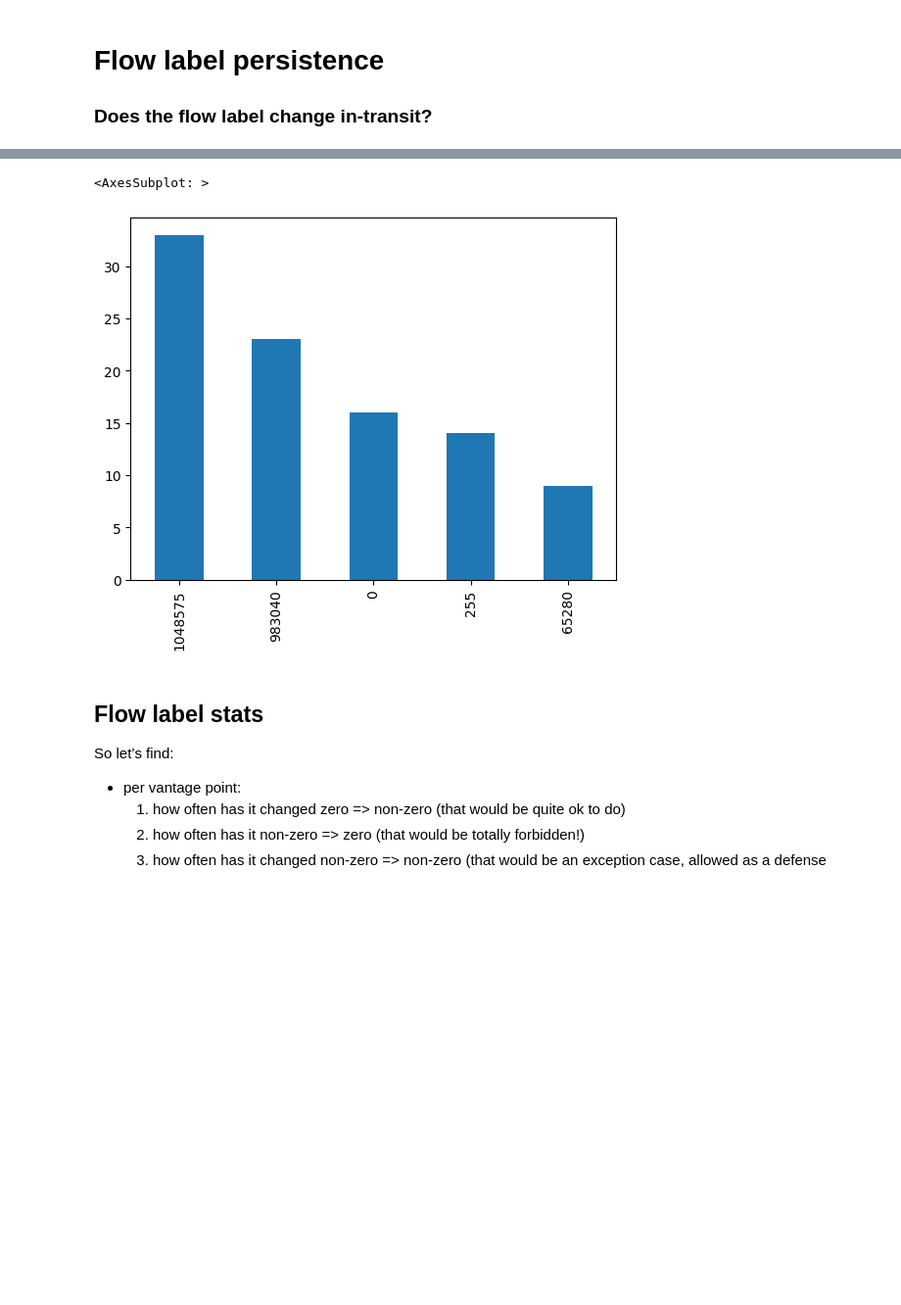
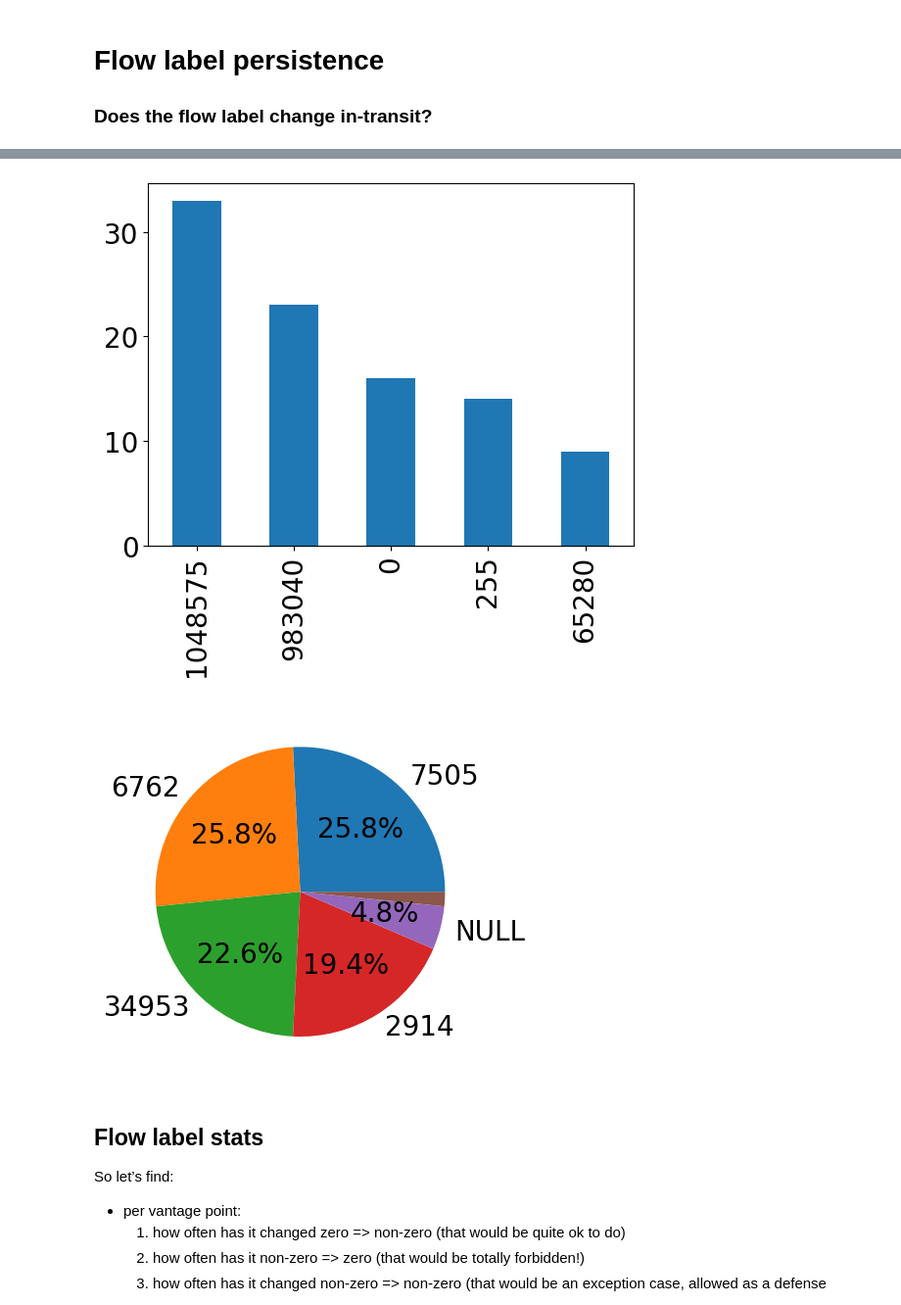
Before and after one commit to meeps44/scripts, a Jupyter notebook: stats/jupyter-notebooks/nyc1.ipynb, the cells around one changed output, grey strips where cells are left out. Shown at 98% size. Saved outputs shown, nothing was run; the diff lists cells and outputs as text; code cells hidden in the pictures; blank space fills up the shorter version.

Commit message:
Added more flow label analysis blocks

```diff
--- a/stats/jupyter-notebooks/nyc1.ipynb
+++ b/stats/jupyter-notebooks/nyc1.ipynb
@@ -123,13 +123,12 @@ def get_flow_label_change_router_ips(df: pd.DataFrame):
         hop_ip_addresses: list = df["HOP_IP_ADDRESSES"].iloc[row_idx].split(" ")
         hop_numbers: list = df["HOP_NUMBERS"].iloc[row_idx].split(" ")
         hop_asns: list = df["HOP_ASNS"].iloc[row_idx].split(" ")
-        if src_fl == 0:
-            for idx, val in enumerate(returned_flow_labels):
-                if src_fl != val:
-                    if idx > 0:
-                        if (int(hop_numbers[idx]) - 1) == int(hop_numbers[idx-1]):
-                            fl_change_hops.append(hop_ip_addresses[idx-1])
-                            fl_change_router_asns.append(hop_asns[idx-1])
+        for idx, val in enumerate(returned_flow_labels):
+            if src_fl != val:
+                if idx > 0:
+                    if (int(hop_numbers[idx]) - 1) == int(hop_numbers[idx-1]):
+                        fl_change_hops.append(hop_ip_addresses[idx-1])
+                        fl_change_router_asns.append(hop_asns[idx-1])
     # If fl_change_hops is empty:
     if not fl_change_hops:
         return None
@@ -143,6 +142,8 @@ df_changed_flow_labels = pd.Series(changed_flow_labels)
 changed_flow_labels_vc = df_changed_flow_labels.value_counts()
 print("value_counts:")
 print(changed_flow_labels_vc)
+plt.rc('xtick', labelsize=20)
+plt.rc('ytick', labelsize=20)
 changed_flow_labels_vc.plot.bar()
 
 router_ips = list()
@@ -151,7 +152,26 @@ for i in get_flow_label_change_router_ips(df):
     router_ips.append(i[0])
     router_asns.append(i[1])
 print(f"unique list of flow label change router IP addresses: {set(router_ips)}")
+df_router_ips = pd.Series(router_ips)
+router_ips_vc = df_router_ips.value_counts()
+print("router IPs value counts")
+print(router_ips_vc)
+print(f"length of unique list of flow label change router IP addresses: {len(set(router_ips))}")
 print(f"unique list of flow label change router ASNs: {set(router_asns)}")
+df_asns = pd.Series(router_asns)
+asns_vc = df_asns.value_counts()
+print("ASNs value counts")
+print(asns_vc)
+
+fig, ax = plt.subplots()
+wedges, texts, autotexts = ax.pie(asns_vc, labels=asns_vc.index, autopct='%1.1f%%', textprops={'fontsize': 20})
+
+#threshold = 2
+#for label, pct_label in zip(texts, autotexts):
+    #pct_value = pct_label.get_text().rstrip('%')
+    #if float(pct_value) < threshold:
+        #label.set_text('')
+        #pct_label.set_text('')
 # %% [output]
 Total number of rows: 155763
 Total number of flow label changes: 95
@@ -166,5 +193,5 @@ dtype: int64
-<AxesSubplot: >
-[figure, old version]
+[figure, new version]
+[figure, added]
 # %% [markdown]
 ## Flow label stats
 
```
Also changed, not shown: parts of 1 cell of this notebook.
